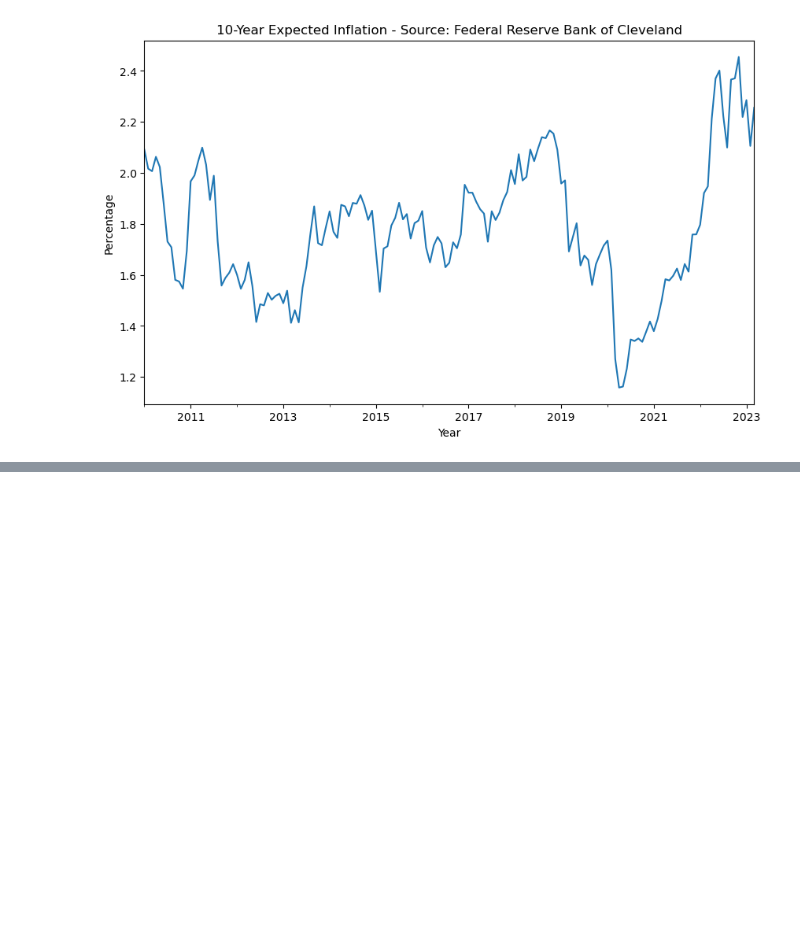
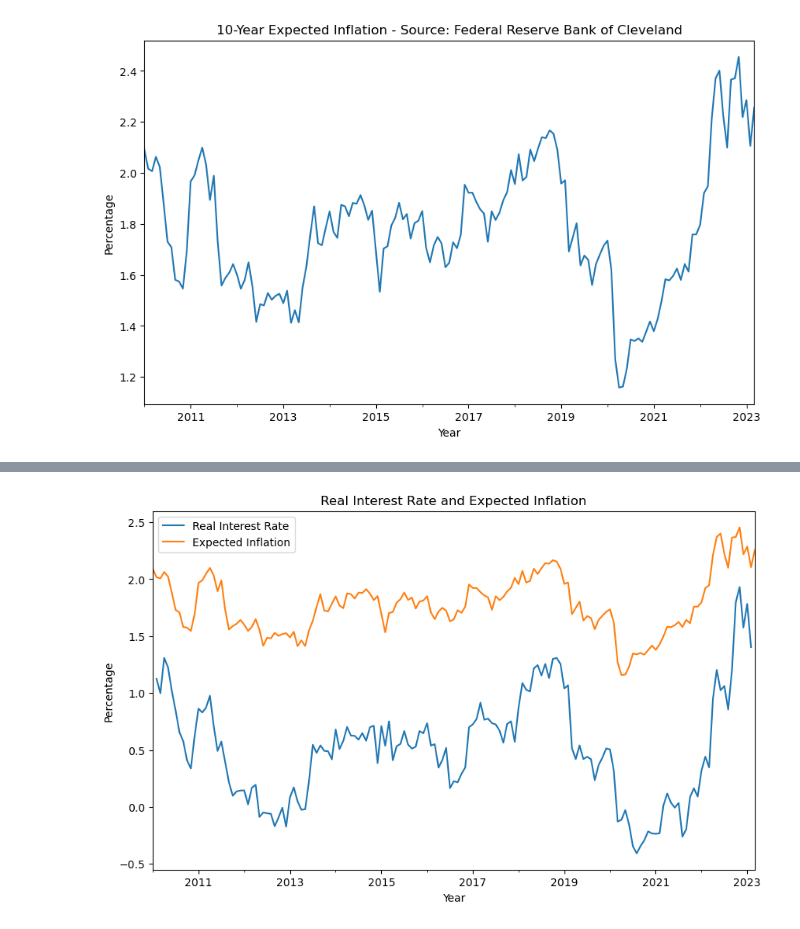
Before and after one commit to aumekubo2/SHAAL, a Jupyter notebook: Andreia/Project1_AU/Untitled.ipynb, the cells around one changed output, grey strips where cells are left out. Cells and saved outputs as stored; diff of their text form; code cells hidden in the pictures; blank space fills up the shorter version.

```diff
--- a/Andreia/Project1_AU/Untitled.ipynb
+++ b/Andreia/Project1_AU/Untitled.ipynb
@@ -603,0 +712,30 @@ Index(['observation_date', 'EXPINF10YR'], dtype='object')
+# %%
+# # Read the Excel files into Pandas DataFrames
+real_interest_df = pd.read_excel("10yrs_real_interest_rate_alfredgraph.xlsx", skiprows=10, header=1)
+expected_inflation_df = pd.read_excel("EXPINF10YR.xlsx", skiprows=9, header=1)
+
+# Convert the observation_date column to a datetime object and set it as the index of each DataFrame
+real_interest_df['observation_date'] = pd.to_datetime(real_interest_df['observation_date'])
+real_interest_df.set_index('observation_date', inplace=True)
+expected_inflation_df['observation_date'] = pd.to_datetime(expected_inflation_df['observation_date'])
+expected_inflation_df.set_index('observation_date', inplace=True)
+
+# Create a line plot of both columns
+ax = real_interest_df['REAINTRATREARAT10Y'].plot(figsize=(10, 6))
+expected_inflation_df['EXPINF10YR'].plot(ax=ax)
+
+# Set the title and axis labels
+plt.title('Real Interest Rate and Expected Inflation')
+plt.xlabel('Year')
+plt.ylabel('Percentage')
+
+# Add a legend for the two lines
+plt.legend(['Real Interest Rate', 'Expected Inflation'])
+
+# Save the plot as an image file
+plt.savefig("infl_and_real.png")
+
+# Show the plot
+plt.show()
+# %% [output]
+[figure, added]
```
Also changed, not shown: parts of 14 cells of this notebook, 7 other files.
